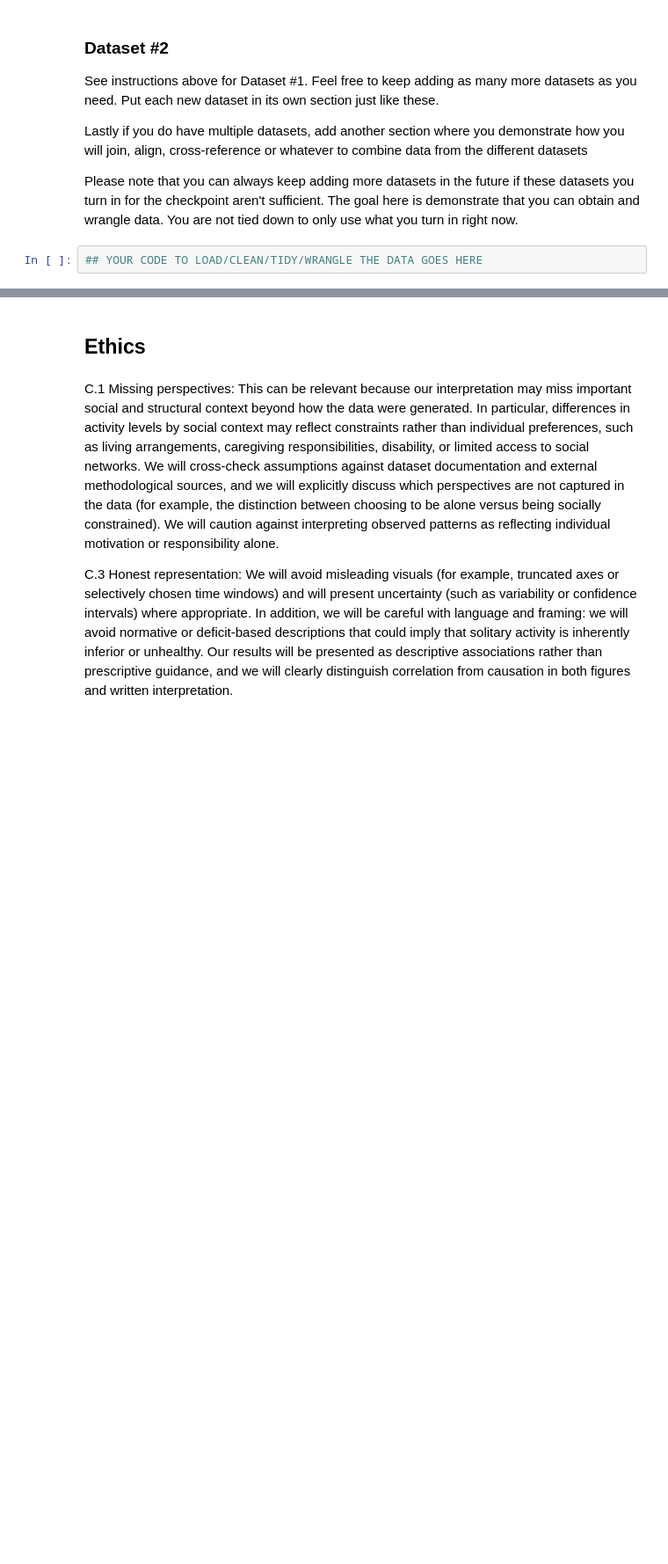
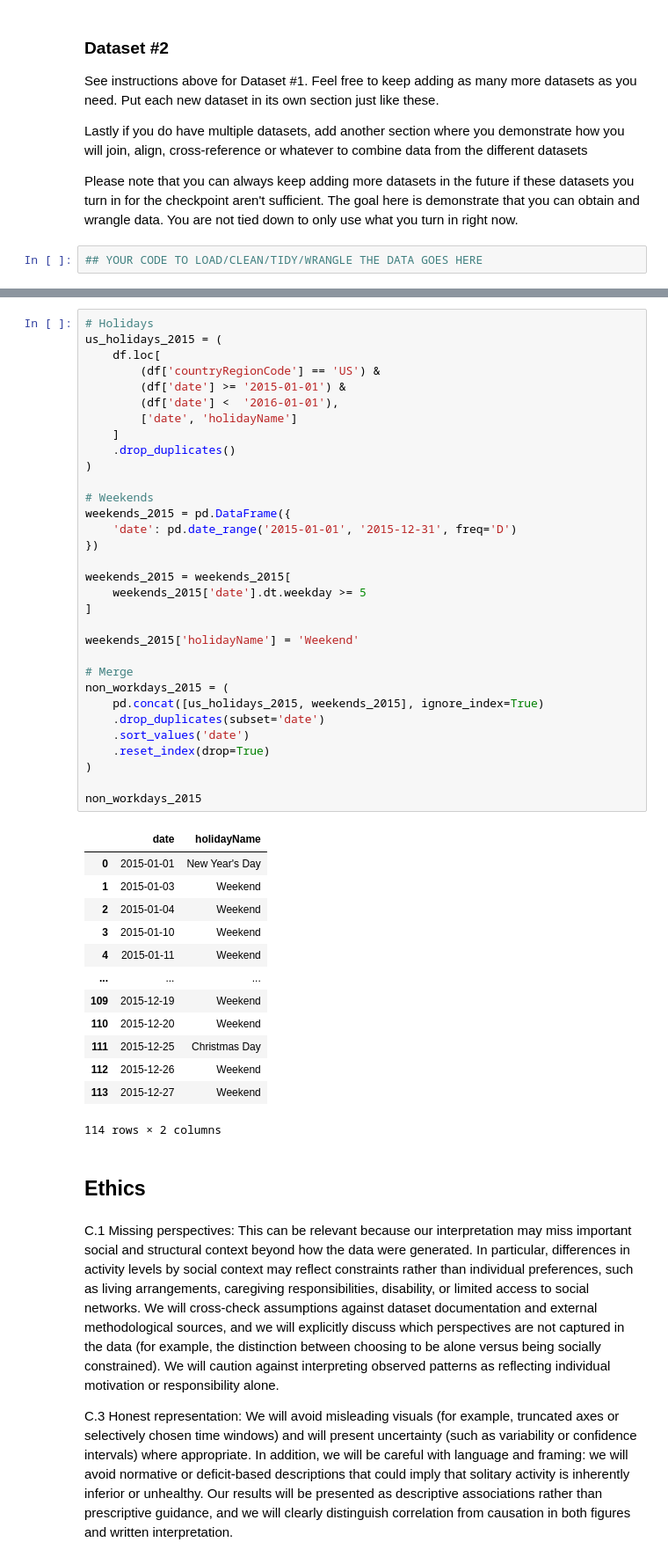
Before and after one commit to COGS108/Group033_WI26, a Jupyter notebook: 01-DataCheckpoint.ipynb, the cells around one changed output, grey strips where cells are left out. Shown at 88% size. Drawn from its saved outputs; the diff is of its cells as text; blank space fills up the shorter version.

```diff
--- a/01-DataCheckpoint.ipynb
+++ b/01-DataCheckpoint.ipynb
@@ -437,3 +531,49 @@ Please note that you can always keep adding more datasets in the future if these
+# %%
+# Holidays
+us_holidays_2015 = (
+    df.loc[
+        (df['countryRegionCode'] == 'US') &
+        (df['date'] >= '2015-01-01') &
+        (df['date'] <  '2016-01-01'),
+        ['date', 'holidayName']
+    ]
+    .drop_duplicates()
+)
+
+# Weekends
+weekends_2015 = pd.DataFrame({
+    'date': pd.date_range('2015-01-01', '2015-12-31', freq='D')
+})
+
+weekends_2015 = weekends_2015[
+    weekends_2015['date'].dt.weekday >= 5
+]
+
+weekends_2015['holidayName'] = 'Weekend'
+
+# Merge
+non_workdays_2015 = (
+    pd.concat([us_holidays_2015, weekends_2015], ignore_index=True)
+    .drop_duplicates(subset='date')
+    .sort_values('date')
+    .reset_index(drop=True)
+)
+
+non_workdays_2015
+# %% [output]
+|  | date | holidayName |
+| 0 | 2015-01-01 | New Year's Day |
+| 1 | 2015-01-03 | Weekend |
+| 2 | 2015-01-04 | Weekend |
+| 3 | 2015-01-10 | Weekend |
+| 4 | 2015-01-11 | Weekend |
+| ... | ... | ... |
+| 109 | 2015-12-19 | Weekend |
+| 110 | 2015-12-20 | Weekend |
+| 111 | 2015-12-25 | Christmas Day |
+| 112 | 2015-12-26 | Weekend |
+| 113 | 2015-12-27 | Weekend |
+114 rows × 2 columns
 # %% [markdown]
 ## Ethics
 # %% [markdown]
```
Also changed, not shown: parts of 2 cells of this notebook.
